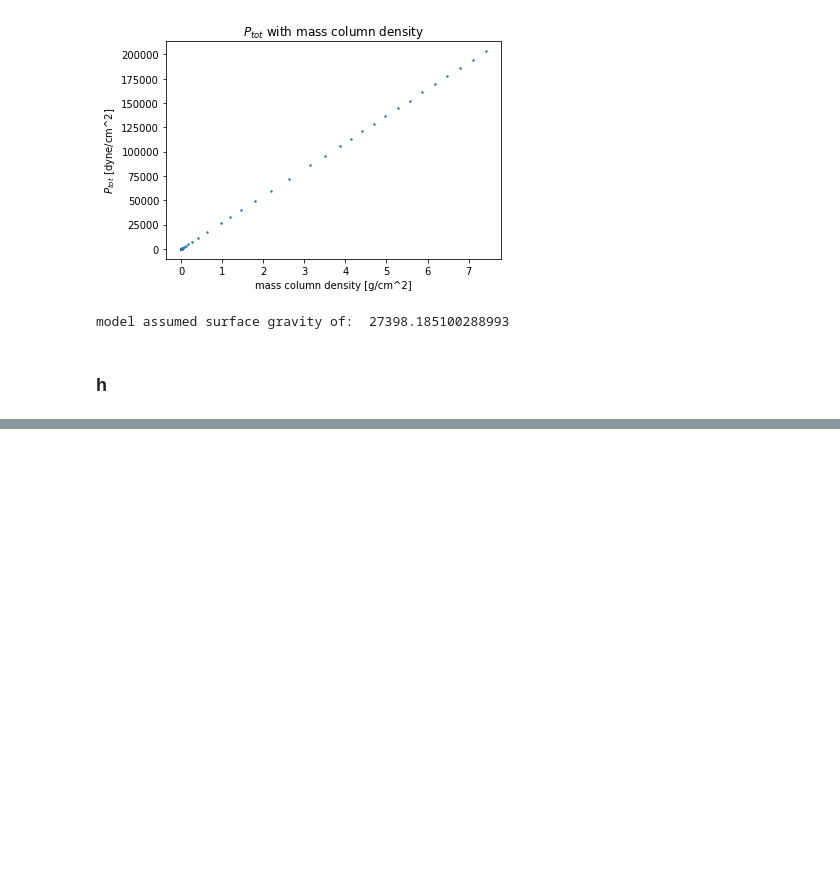
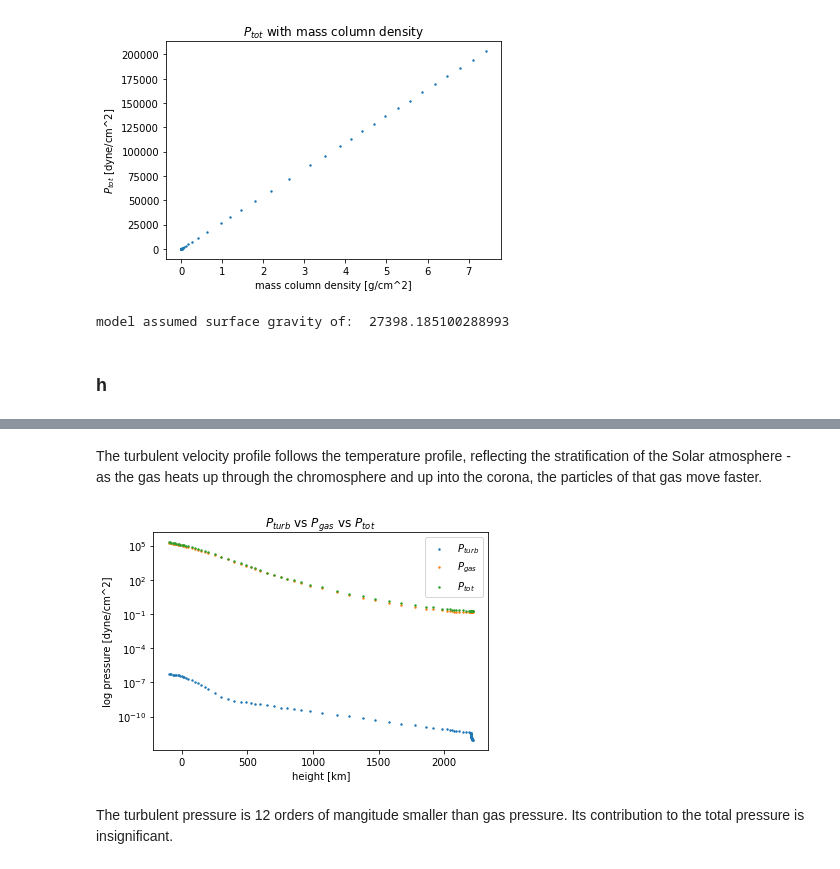
Before and after one commit to cl3425/uf-class-repo, a Jupyter notebook: radiative-processes/final-project/radiative_final.ipynb, the cells around one changed output, grey strips where cells are left out. Drawn from its saved outputs; the diff is of its cells as text; code cells hidden in the pictures; blank space fills up the shorter version.

```diff
--- a/radiative-processes/final-project/radiative_final.ipynb
+++ b/radiative-processes/final-project/radiative_final.ipynb
@@ -225,0 +253,20 @@ model assumed surface gravity of:  27398.185100288993
+# %% [markdown]
+The turbulent velocity profile follows the temperature profile, reflecting the stratification of the Solar atmosphere - as the gas heats up through the chromosphere and up into the corona, the particles of that gas move faster.
+# %%
+def pressure_turb(rho, v_turb):
+    return 0.5*rho*v_turb**2
+
+plt.scatter(falc_data.height, pressure_turb(falc_data.rho, falc_data.turb_vel), s=2, label='$P_{turb}$')
+plt.scatter(falc_data.height, ideal_gas_pressure(falc_data.n_H+falc_data.n_e, # since H includes free protons
+                                                 falc_data.temp), s=2, label='$P_{gas}$')
+plt.scatter(falc_data.height, falc_data.ptot, s=2, label='$P_{tot}$')
+plt.title('$P_{turb}$ vs $P_{gas}$ vs $P_{tot}$')
+plt.xlabel('height [km]')
+plt.ylabel('log pressure [dyne/cm^2]')
+plt.yscale('log')
+plt.legend()
+plt.show()
+# %% [output]
+[figure, added]
+# %% [markdown]
+The turbulent pressure is 12 orders of mangitude smaller than gas pressure. Its contribution to the total pressure is insignificant.
```
Also changed, not shown: parts of 3 cells of this notebook.
